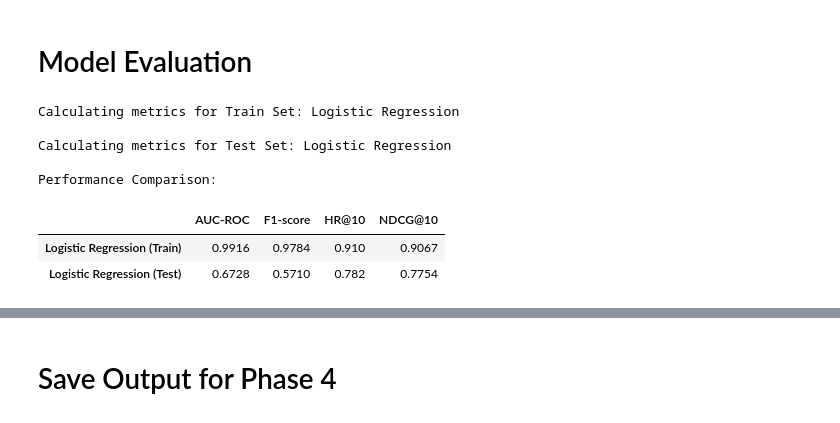
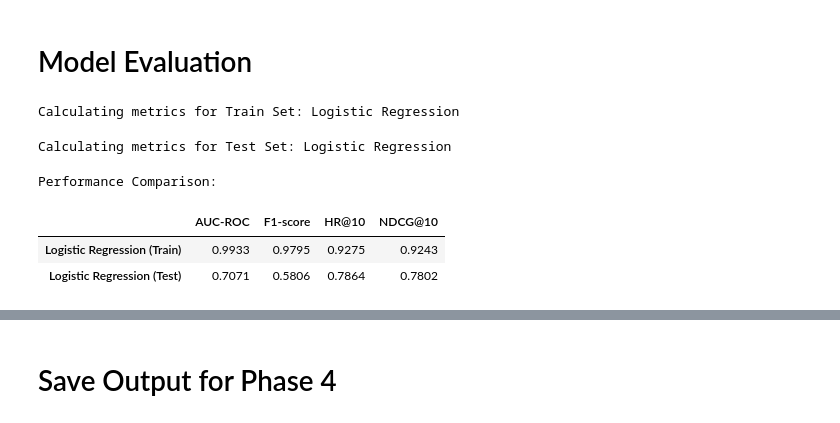
Before and after one commit to hamy-nguyen/BT4222_Group5_AY2526_S2, a Jupyter notebook: phase4_finalised/phase_4_logistic_regression.ipynb, the cells around one changed output, grey strips where cells are left out. Saved outputs shown, nothing was run; the diff lists cells and outputs as text; code cells hidden in the pictures.

```diff
--- a/phase4_finalised/phase_4_logistic_regression.ipynb
+++ b/phase4_finalised/phase_4_logistic_regression.ipynb
@@ -104,7 +76,7 @@ NCF Neg:  (690537, 6)
 | 4 | 76561197960272191 | 2461580 | 2 | 27348 | False | 1.848527e-08 |
 # %%
 # Phase 2 outputs
-content_similarity_scores = pd.read_parquet(os.path.join(CBF_DIR, "content_similarity_scores.parquet"))
+content_similarity_scores = pd.read_parquet(os.path.join(CBF_DIR, "phase2_content_similarity_scores.parquet"))
 # %%
 print("CBF: ", content_similarity_scores.shape)
 
@@ -215,7 +187,7 @@ train_scores = pd.merge(
 
 train_scores = pd.merge(
     train_scores,
-    train_with_features[['recommendationid', 'appid', 'author_steamid', 'user_review_count_loo','game_review_count_loo']],
+    train_with_features[['recommendationid', 'appid', 'author_steamid', 'user_cold_start_flag','game_cold_start_flag']],
     on=['author_steamid', 'appid'], how='left'
 )
 
@@ -256,7 +228,7 @@ test_scores = pd.merge(
 
 test_scores = pd.merge(
     test_scores,
-    test_with_features[['recommendationid', 'appid', 'author_steamid', 'user_review_count_loo','game_review_count_loo']],
+    test_with_features[['recommendationid', 'appid', 'author_steamid', 'user_cold_start_flag','game_cold_start_flag']],
     on=['author_steamid', 'appid'], how='left'
 )
 
@@ -285,7 +257,7 @@ from sklearn.metrics import roc_auc_score, accuracy_score
 # Define features and target for the meta-model training (with new features)
 X_train = train_scores[[
     'ncf_score', 'wd_score', 'content_sim_score',
-    'user_review_count_loo', 'game_review_count_loo'
+    'user_cold_start_flag', 'game_cold_start_flag'
 ]]
 y_train = train_scores['voted_up']
 
@@ -298,7 +270,7 @@ print("Logistic Regression Meta-model training complete.")
 # Define features and target for the meta-model evaluation (using the prepared test set)
 X_test = test_scores[[
     'ncf_score', 'wd_score', 'content_sim_score',
-    'user_review_count_loo', 'game_review_count_loo'
+    'user_cold_start_flag', 'game_cold_start_flag'
 ]]
 y_test = test_scores['voted_up']
 
@@ -444,7 +384,7 @@ metrics_to_evaluate = {
 # Predict probabilities on the train set using the trained meta-model
 X_train_eval = train_scores[[
     'ncf_score', 'wd_score', 'content_sim_score',
-    'user_review_count_loo', 'game_review_count_loo'
+    'user_cold_start_flag', 'game_cold_start_flag'
 ]]
 # The ensemble_model_lr was already trained in a previous cell
 train_scores['ensemble_score_lr'] = ensemble_model_lr.predict_proba(X_train_eval)[:, 1]
@@ -479,36 +419,34 @@ for model_name, score_col in metrics_to_evaluate.items():
 
     y_true_test = test_scores['voted_up']
     y_pred_scores_test = test_scores[score_col]
 
     # Classification Metrics
     y_true_numeric_test = y_true_test.astype(int)
 
     auc_test = roc_auc_score(y_true_numeric_test, y_pred_scores_test)
     y_pred_binary_test = (y_pred_scores_test > 0.5).astype(int)
     f1_test = f1_score(y_true_numeric_test, y_pred_binary_test)
 
     # Ranking Metrics (K=10)
     hr_10_test = hit_rate_at_k(test_scores, 'author_steamid', 'appid', 'voted_up', score_col, k=10)
     ndcg_10_test = ndcg_at_k(test_scores, 'author_steamid', 'appid', 'voted_up', score_col, k=10)
 
     results[f'{model_name} (Test)'] = {
         'AUC-ROC': auc_test,
         'F1-score': f1_test,
         'HR@10': hr_10_test,
         'NDCG@10': ndcg_10_test
     }
 
 # Convert results to a DataFrame for display
 results_df = pd.DataFrame.from_dict(results, orient='index')
 
 print("\nPerformance Comparison:")
 display(results_df.round(4))
 # %% [output]
 Calculating metrics for Train Set: Logistic Regression
-
-Calculating metrics for Test Set: Logistic Regression
-
-Performance Comparison:
+Calculating metrics for Test Set: Logistic Regression
+Performance Comparison:
 |  | AUC-ROC | F1-score | HR@10 | NDCG@10 |
-| Logistic Regression (Train) | 0.9916 | 0.9784 | 0.910 | 0.9067 |
-| Logistic Regression (Test) | 0.6728 | 0.5710 | 0.782 | 0.7754 |
+| Logistic Regression (Train) | 0.9933 | 0.9795 | 0.9275 | 0.9243 |
+| Logistic Regression (Test) | 0.7071 | 0.5806 | 0.7864 | 0.7802 |
```
Also changed, not shown: parts of 13 cells of this notebook, 3 other files.
